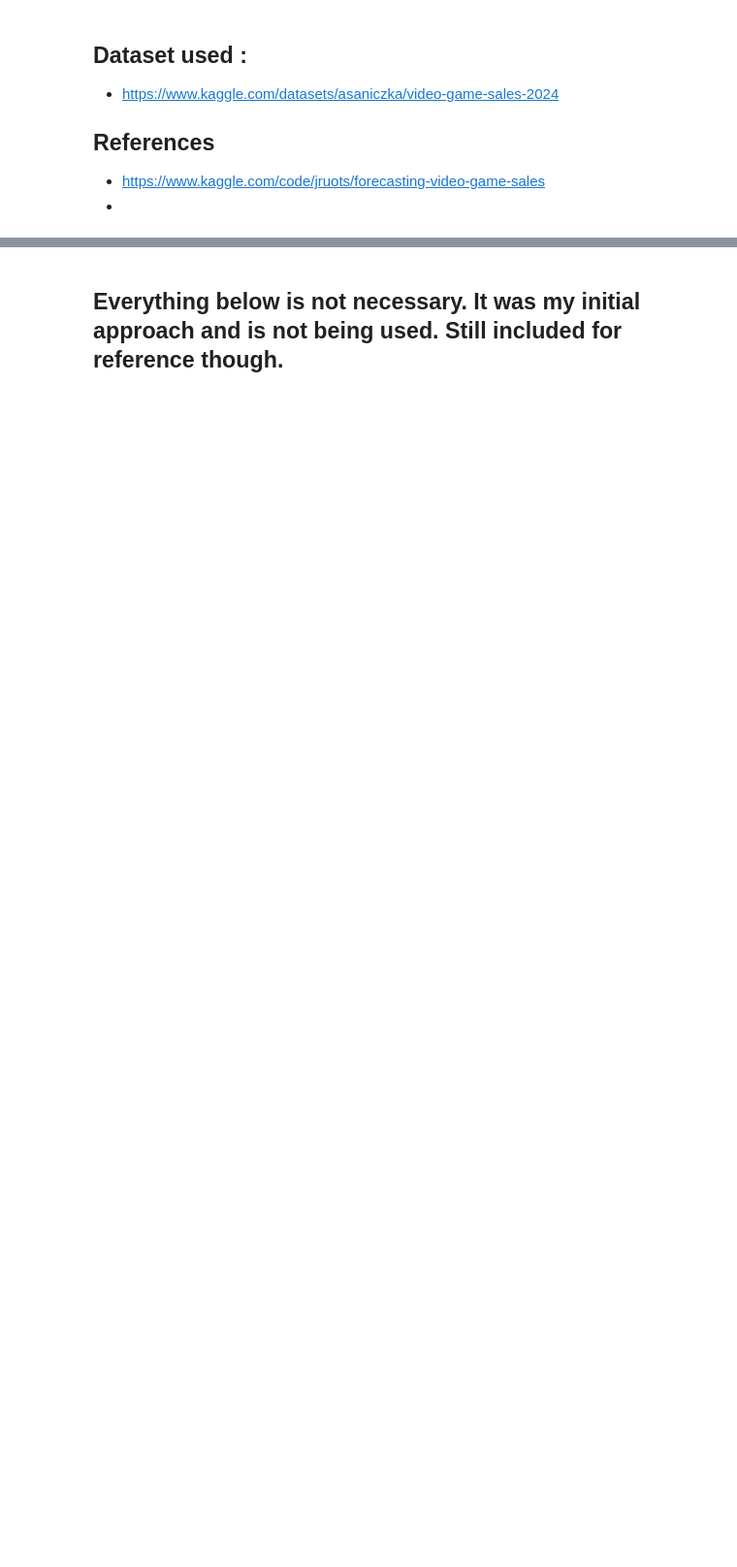
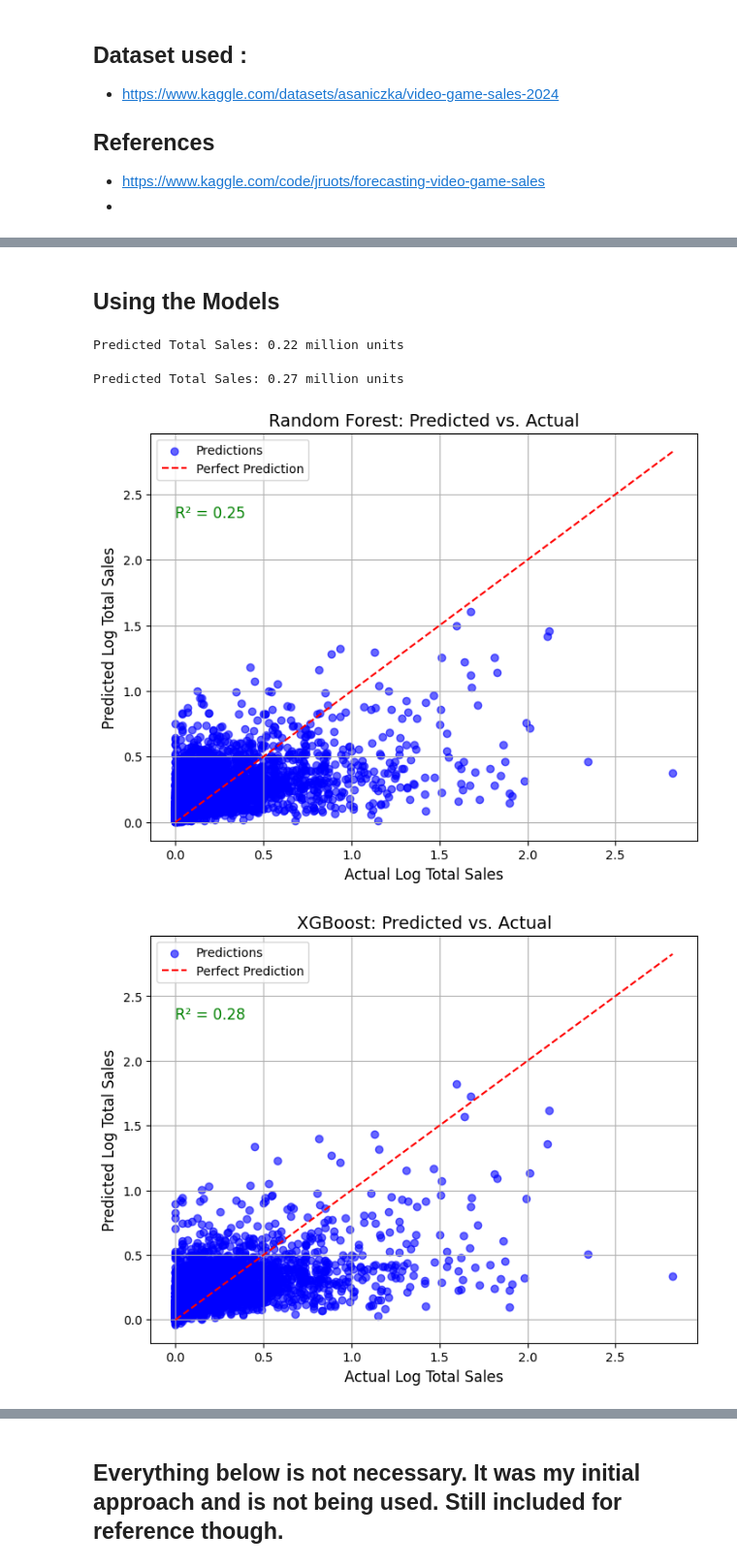
Before and after one commit to Agonzalz/sales_predictor, a Jupyter notebook: sales_predictor.ipynb, the cells around one changed output, grey strips where cells are left out. Shown at 97% size. Saved outputs shown, nothing was run; the diff lists cells and outputs as text; code cells hidden in the pictures; blank space fills up the shorter version.

```diff
--- a/sales_predictor.ipynb
+++ b/sales_predictor.ipynb
@@ -79,8 +124,16 @@ columns_to_drop = ['img', 'last_update', 'publisher', 'release_date', 'developer
 
 data = data.drop(columns=columns_to_drop)
 # %%
-#One-hot encode categorical features and log-transform sales (still not sure if log transform is necessary)
+#One-hot encode categorical features and log-transform sales
 data['Log_Total_Sales'] = np.log1p(data['total_sales'])
+
+# Clip outliers in critic_score
+data["critic_score"] = data["critic_score"].clip(lower=20, upper=100)
+
+# Scale numerical features
+from sklearn.preprocessing import RobustScaler
+scaler = RobustScaler()
+data[["critic_score", "year", "month"]] = scaler.fit_transform(data[["critic_score", "year", "month"]])
 
 encoded_data = pd.get_dummies(data, columns=['console', 'genre', 'publisher_grouped'], drop_first=True)
 
@@ -257,0 +292,2 @@ print(final_results_df)
+# %% [markdown]
+## Using the Models
@@ -258,26 +329,57 @@ print(final_results_df)
+# %%
+joblib.dump(tuned_models["Random Forest"], "forest_model.joblib")
+
+loaded_model = joblib.load("forest_model.joblib")
+
+predicted_log_sales = loaded_model.predict(new_game_encoded)
+
+# Convert the log-transformed prediction back to the original scale
+predicted_sales = np.expm1(predicted_log_sales)
+
+print(f"Predicted Total Sales: {predicted_sales[0]:.2f} million units")
+# %% [output]
+Predicted Total Sales: 0.22 million units
+# %%
+joblib.dump(tuned_models["XGBoost"], "xg_model.joblib")
+
+loaded_model = joblib.load("xg_model.joblib")
+
+predicted_log_sales = loaded_model.predict(new_game_encoded)
+
+# Convert the log-transformed prediction back to the original scale
+predicted_sales = np.expm1(predicted_log_sales)
+
+print(f"Predicted Total Sales: {predicted_sales[0]:.2f} million units")
+# %% [output]
+Predicted Total Sales: 0.27 million units
+# %%
+tuned_models["Linear Regression"] = models["Linear Regression"]
 # %%
 #scatterplot for the models
 
 import matplotlib.pyplot as plt
 import numpy as np
 
 # Refined Scatter Plot
-for name, model in models.items():
+for name, model in tuned_models.items():
     # Get predictions
     y_pred = model.predict(X_test)
 
     # Scatter plot
     plt.figure(figsize=(8, 6))
     plt.scatter(y_test, y_pred, alpha=0.6, label="Predictions", color="blue")
     plt.plot([y_test.min(), y_test.max()], [y_test.min(), y_test.max()], color="red", linestyle="--", label="Perfect Prediction")
     plt.title(f"{name}: Predicted vs. Actual", fontsize=14)
     plt.xlabel("Actual Log Total Sales", fontsize=12)
     plt.ylabel("Predicted Log Total Sales", fontsize=12)
     plt.legend()
     plt.grid()
 
     # Add R² score as annotation
     r2 = r2_score(y_test, y_pred)
     plt.text(y_test.min(), y_test.max() - 0.5, f"R² = {r2:.2f}", fontsize=12, color="green")
 
     plt.show()
+# %% [output]
+[figure, added]
+[figure, added]
```
Also changed, not shown: parts of 17 cells of this notebook.
